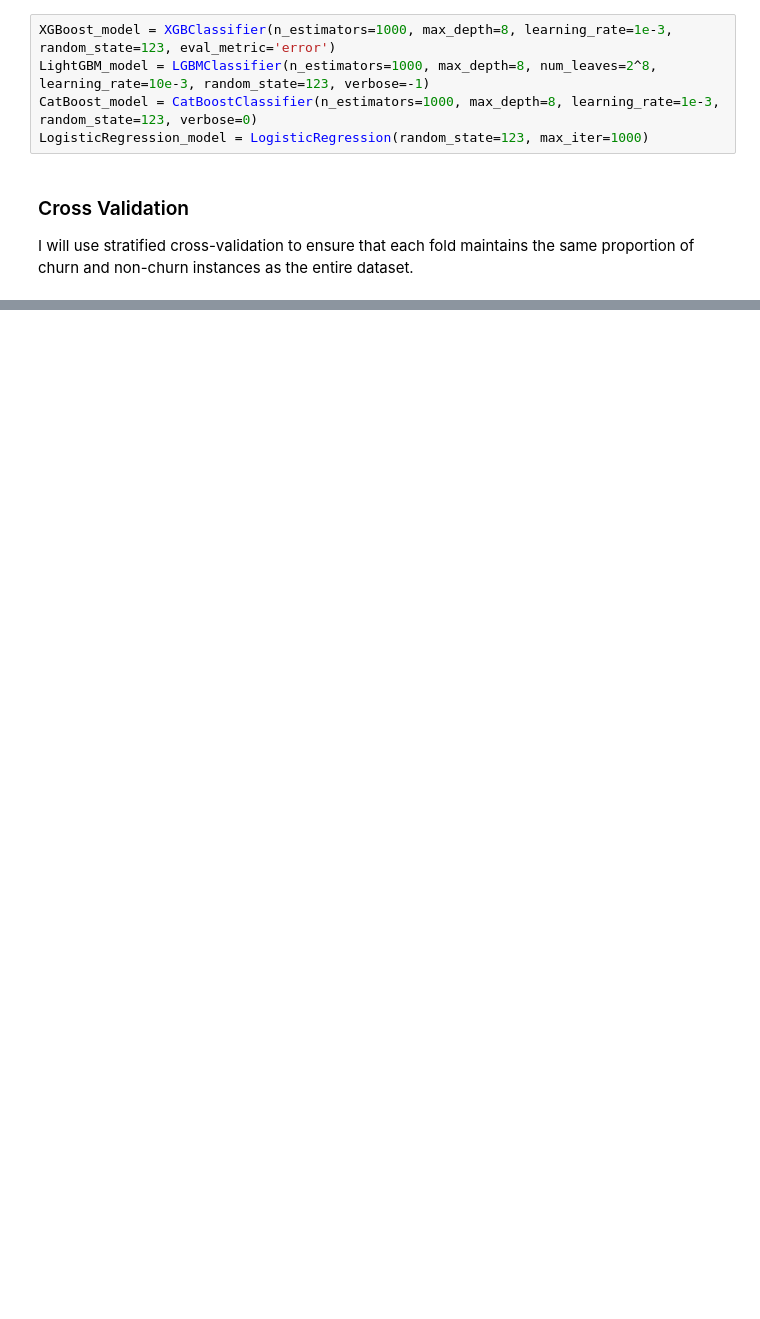
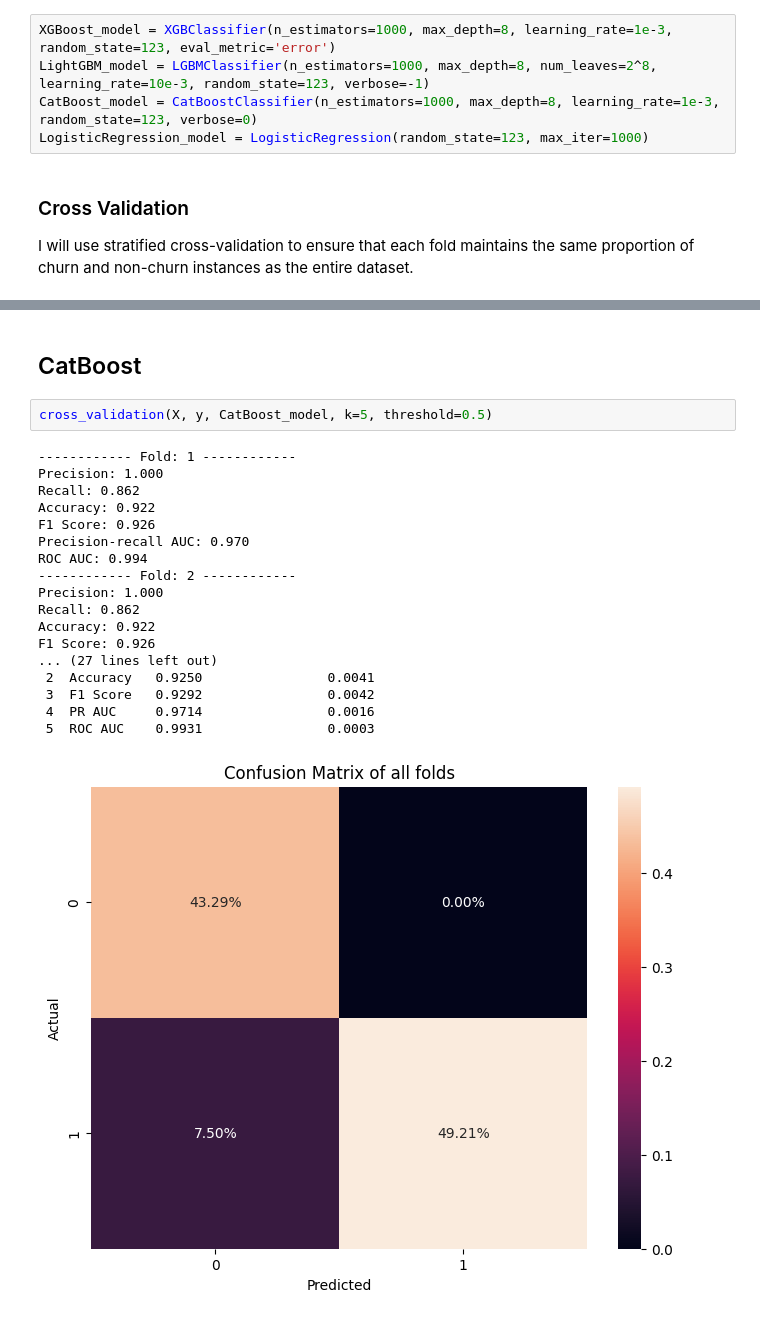
Before and after one commit to gustavofladeira/churn-analysis, a Jupyter notebook: churn_analysis.ipynb, the cells around one changed output, grey strips where cells are left out. Drawn from its saved outputs; the diff is of its cells as text; blank space fills up the shorter version.

```diff
--- a/churn_analysis.ipynb
+++ b/churn_analysis.ipynb
@@ -393,0 +636,23 @@ ROC AUC: 0.972
+# %% [markdown]
+## CatBoost
+# %%
+cross_validation(X, y, CatBoost_model, k=5, threshold=0.5)
+# %% [output]
+------------ Fold: 1 ------------
+Precision: 1.000
+Recall: 0.862
+Accuracy: 0.922
+F1 Score: 0.926
+Precision-recall AUC: 0.970
+ROC AUC: 0.994
+------------ Fold: 2 ------------
+Precision: 1.000
+Recall: 0.862
+Accuracy: 0.922
+F1 Score: 0.926
+... (27 lines left out)
+ 2  Accuracy   0.9250                0.0041
+ 3  F1 Score   0.9292                0.0042
+ 4  PR AUC     0.9714                0.0016
+ 5  ROC AUC    0.9931                0.0003
+[figure, added]
```
Also changed, not shown: parts of 23 cells of this notebook, 5 other files.
